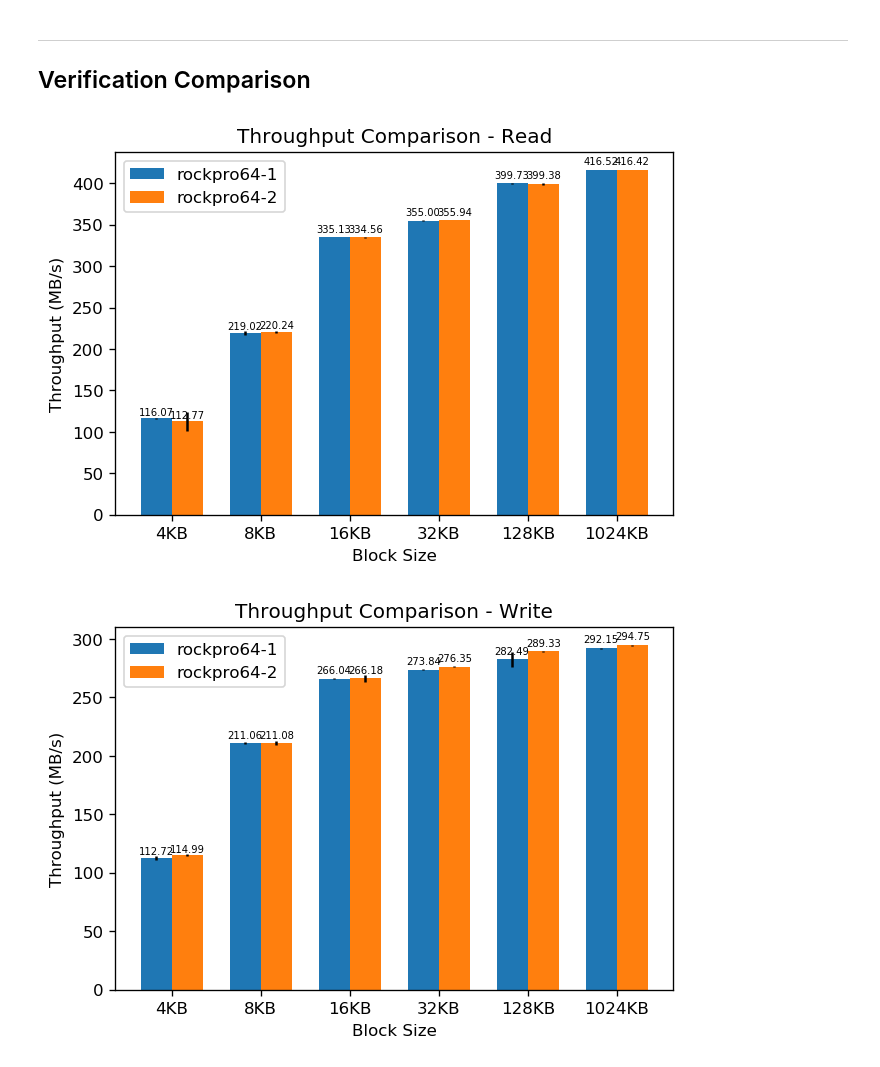
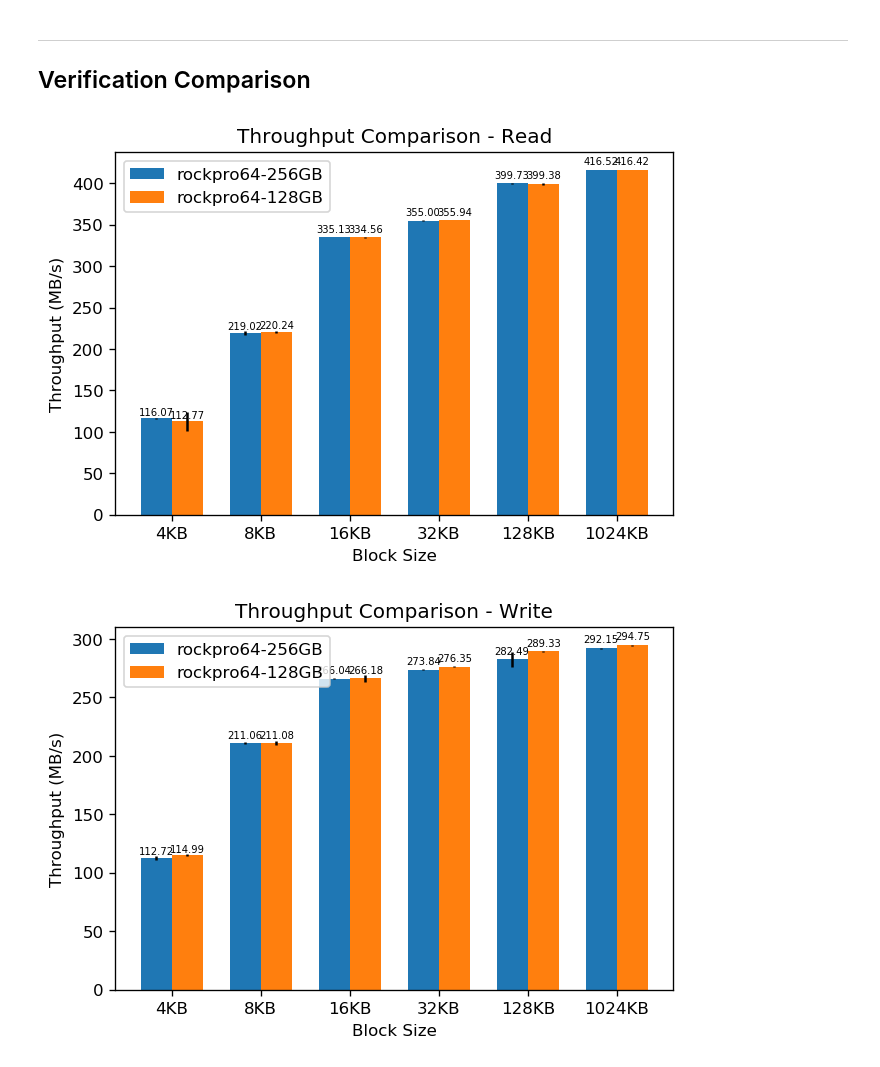
Before and after one commit to ljishen/SSSPT, a Jupyter notebook: analysis/notebooks/throughput_comparison.ipynb, the cells around one changed output. Cells and saved outputs as stored; diff of their text form; code cells hidden in the pictures.

```diff
--- a/analysis/notebooks/throughput_comparison.ipynb
+++ b/analysis/notebooks/throughput_comparison.ipynb
@@ -67,7 +70,10 @@ plot_throughput_comp({'hp': 'hp/throughput/2', 'rockpro64': 'rockpro64/throughpu
 ---
 ## Verification Comparison
 # %%
-plot_throughput_comp({'rockpro64-1': 'rockpro64/throughput/1', 'rockpro64-2': 'rockpro64/throughput/2'})
+plot_throughput_comp({
+    'rockpro64-256GB': 'rockpro64/throughput/1',
+    'rockpro64-128GB': 'rockpro64/throughput/2'
+})
 # %% [output]
-[figure, old version]
+[figure, new version]
-[figure, old version]
+[figure, new version]
```
Also changed, not shown: parts of 1 cell of this notebook, 1 other file.
